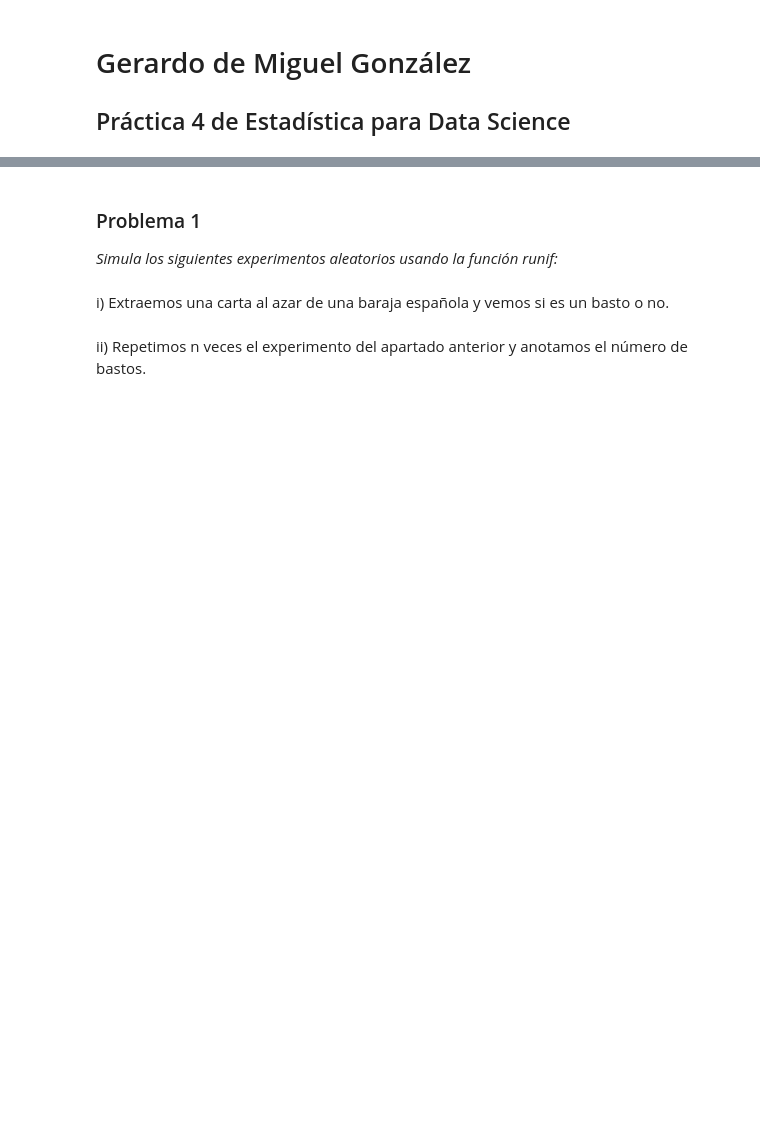
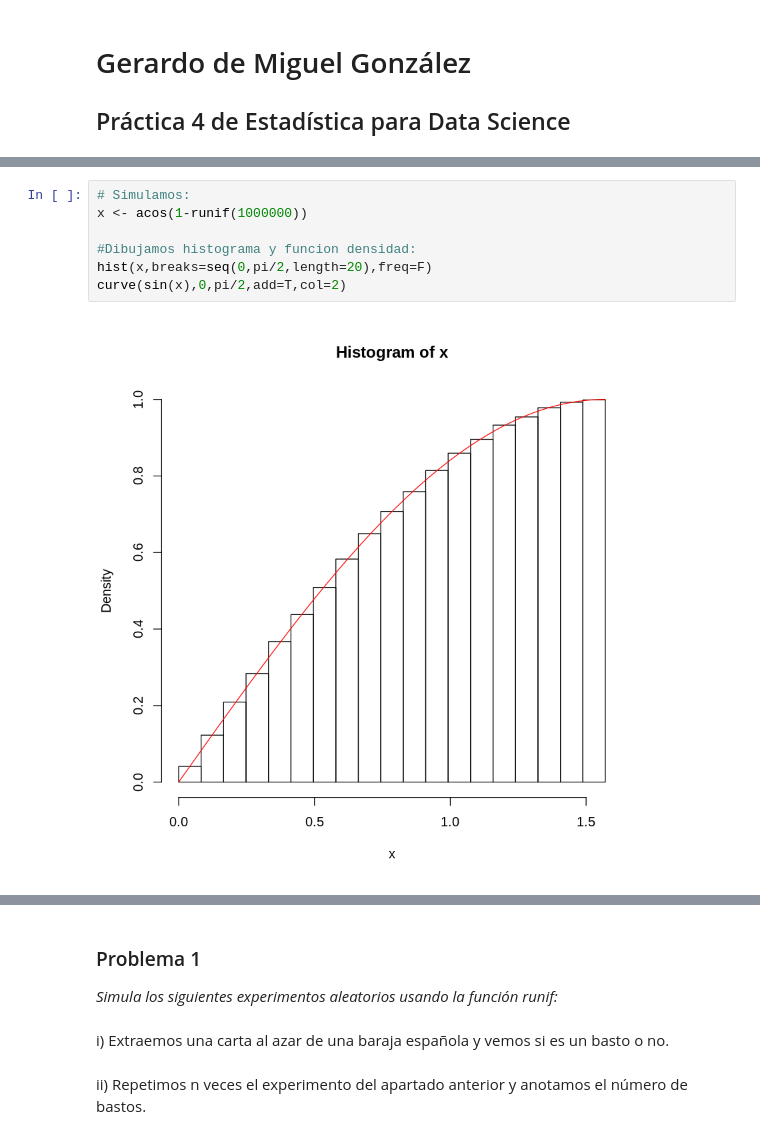
Before and after one commit to yerartdev/uc-m1965-stats, a Jupyter notebook: p4/practica4-gerardo-de-miguel.gonzalez.ipynb, the cells around one changed output, grey strips where cells are left out. Drawn from its saved outputs; the diff is of its cells as text; blank space fills up the shorter version.

```diff
--- a/p4/practica4-gerardo-de-miguel.gonzalez.ipynb
+++ b/p4/practica4-gerardo-de-miguel.gonzalez.ipynb
@@ -4,0 +41,9 @@
+# %%
+# Simulamos:
+x <- acos(1-runif(1000000))
+
+#Dibujamos histograma y funcion densidad:
+hist(x,breaks=seq(0,pi/2,length=20),freq=F)
+curve(sin(x),0,pi/2,add=T,col=2)
+# %% [output]
+[figure, added]
```
Also changed, not shown: parts of 20 cells of this notebook.
